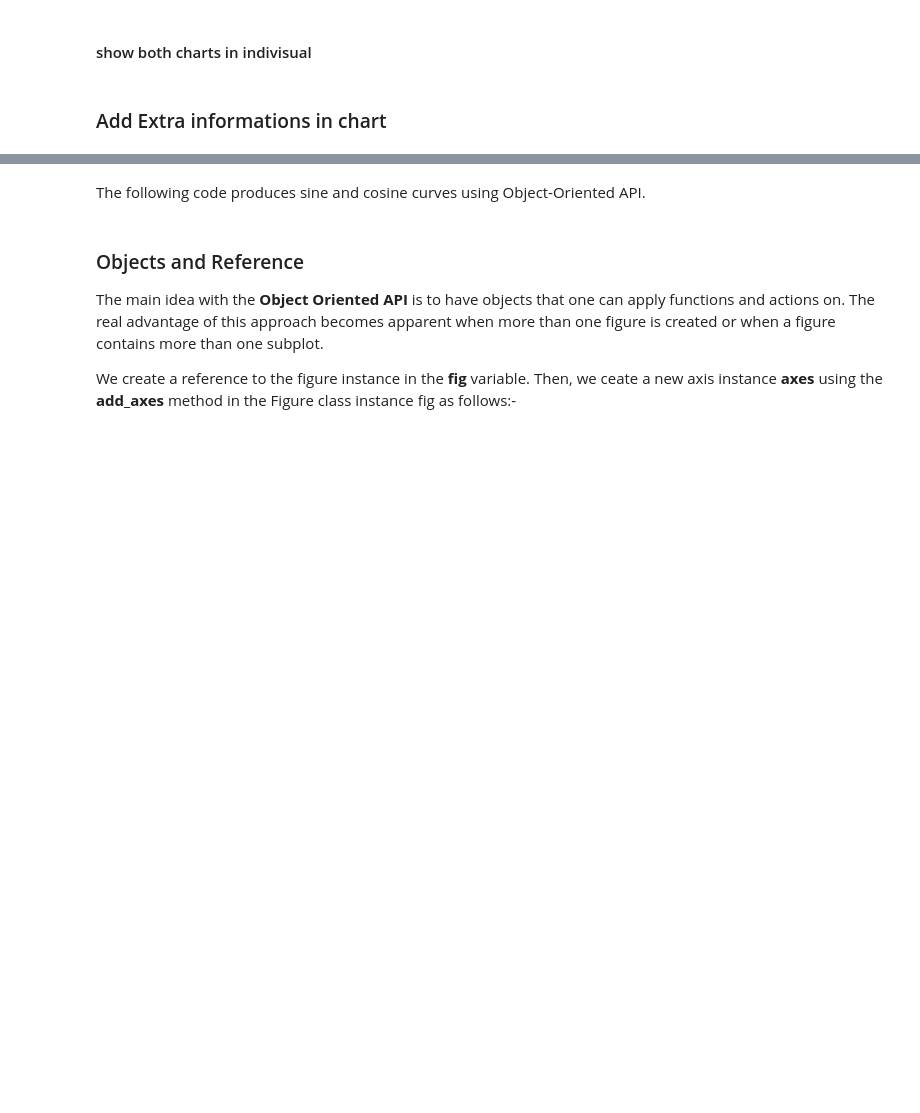
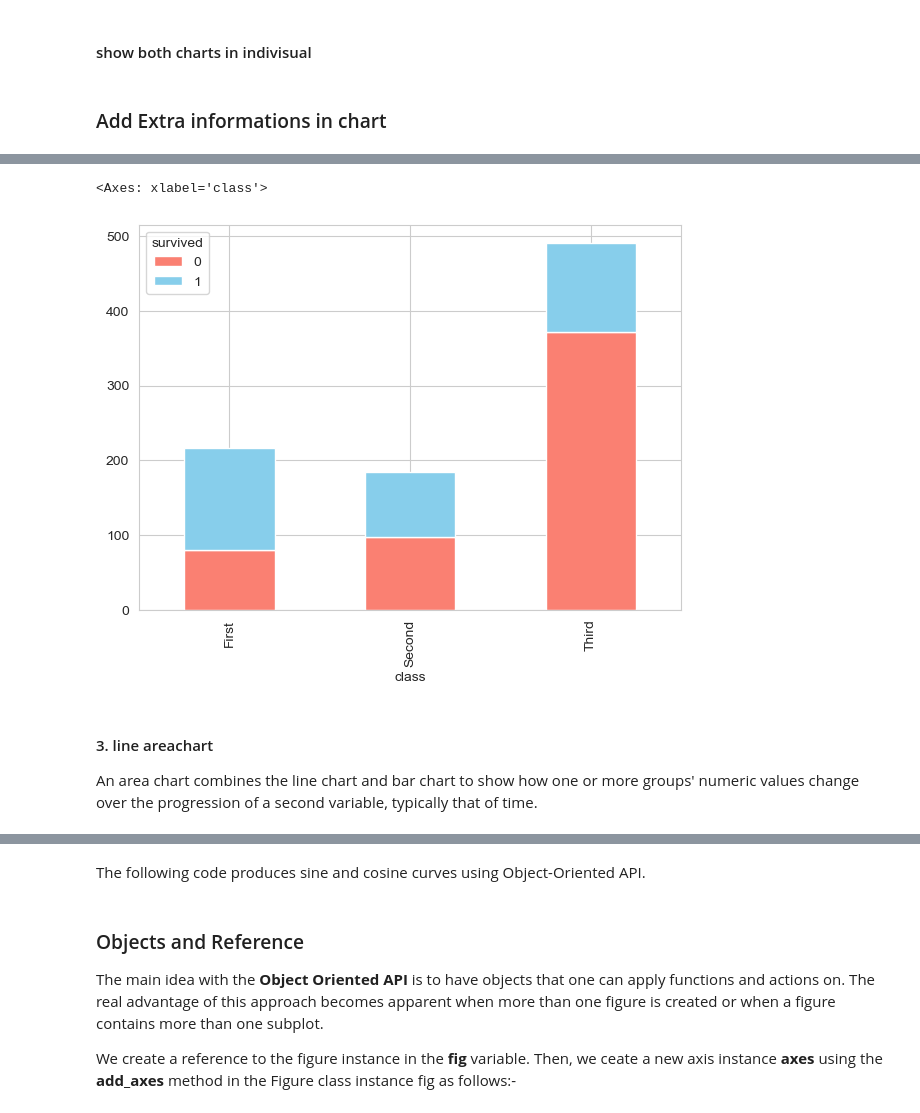
Before and after one commit to shahil04/ds_materials, a Jupyter notebook: 5.0_python_6.libraries/python_libraries/3_matplot_seaborn/matplotlib-tutorial-for-beginners.ipynb, the cells around one changed output, grey strips where cells are left out. Cells and saved outputs as stored; diff of their text form; code cells hidden in the pictures; blank space fills up the shorter version.

```diff
--- a/5.0_python_6.libraries/python_libraries/3_matplot_seaborn/matplotlib-tutorial-for-beginners.ipynb
+++ b/5.0_python_6.libraries/python_libraries/3_matplot_seaborn/matplotlib-tutorial-for-beginners.ipynb
@@ -312,0 +442,19 @@ plt.show()
+# %%
+# Group and reshape the data
+data = titanic_df.groupby(["class", "survived"]).size().reset_index(name="count")
+pivot_data = data.pivot(index="class", columns="survived", values="count")
+
+# Apply Seaborn style
+sns.set_style("whitegrid")
+
+# Create stacked bar chart using Matplotlib under Seaborn style
+pivot_data.plot(kind="bar", stacked=True,
+                color=["salmon", "skyblue"],
+                figsize=(7,5))
+# %% [output]
+<Axes: xlabel='class'>
+[figure, added]
+# %% [markdown]
+#### 3. line areachart
+
+An area chart combines the line chart and bar chart to show how one or more groups' numeric values change over the progression of a second variable, typically that of time.
```
Also changed, not shown: parts of 33 cells of this notebook, 22 other files.
